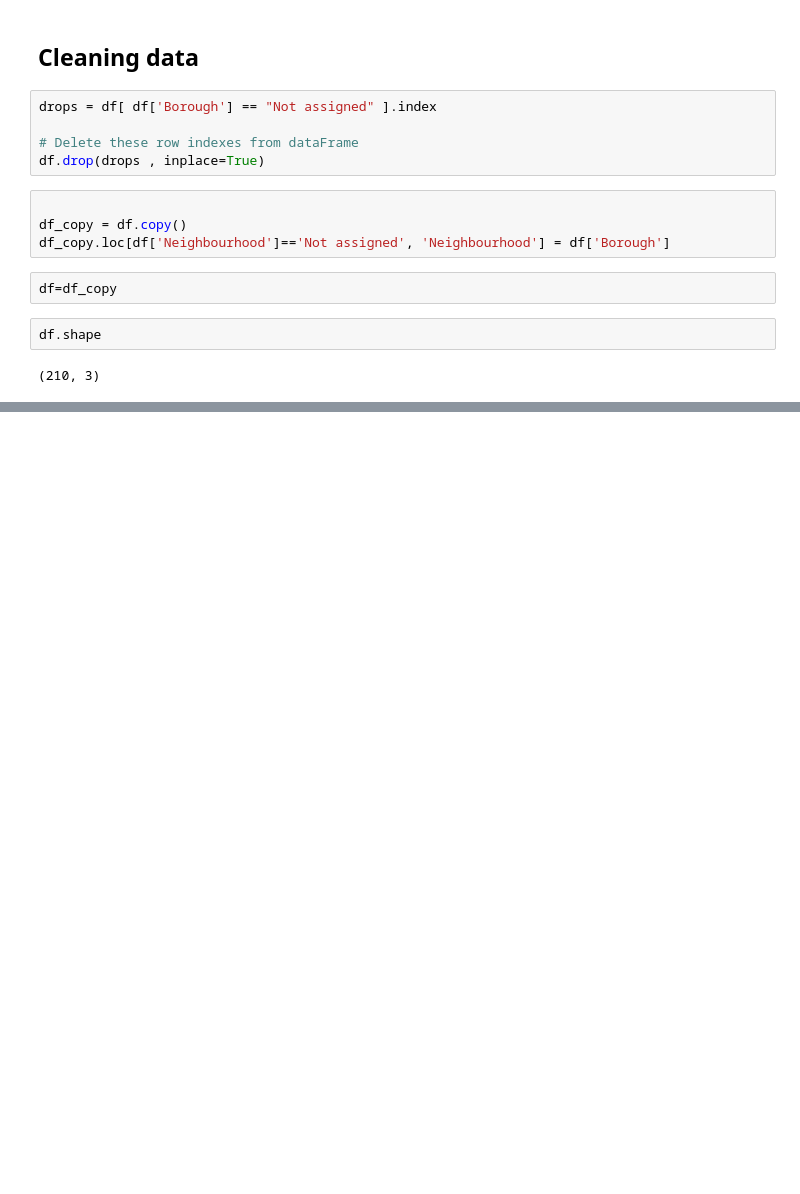
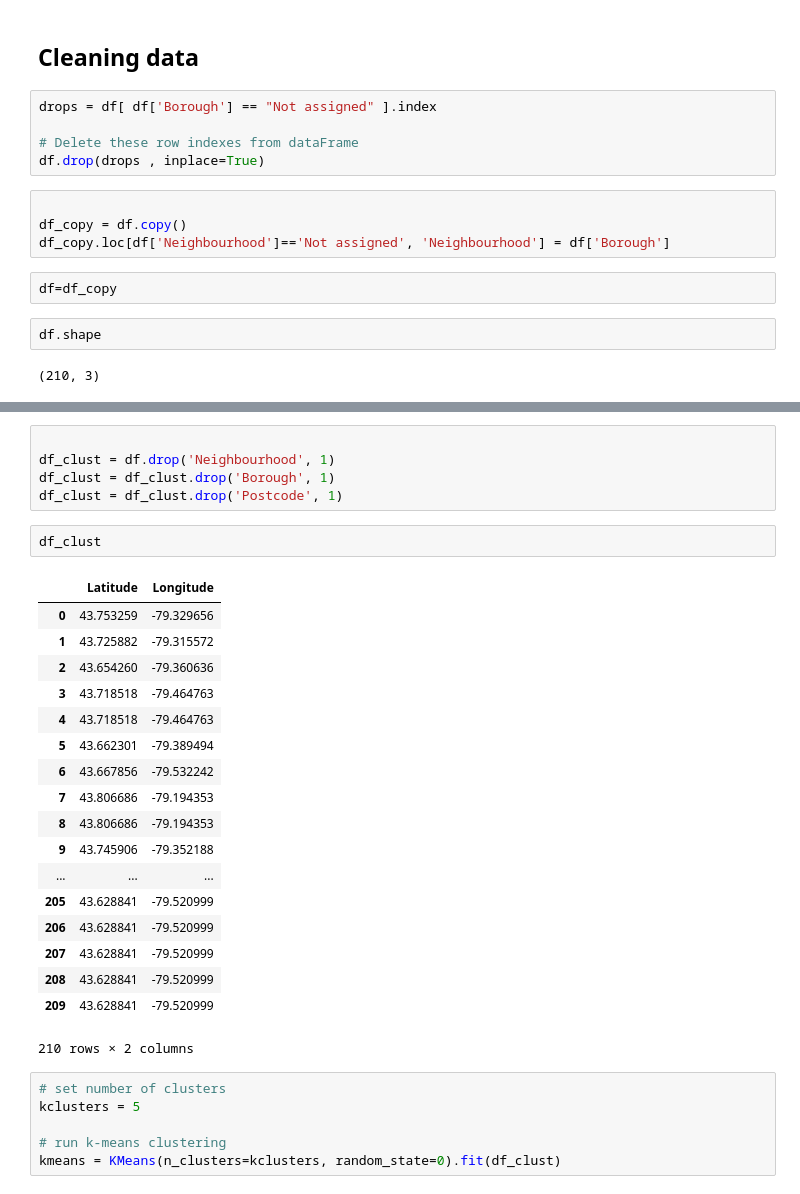
Before and after one commit to cgnschuec/Coursera_Capstone, a Jupyter notebook: IBM Course Notebook - Data Capstone.ipynb, the cells around one changed output, grey strips where cells are left out. Saved outputs shown, nothing was run; the diff lists cells and outputs as text; blank space fills up the shorter version.

```diff
--- a/IBM Course Notebook - Data Capstone.ipynb
+++ b/IBM Course Notebook - Data Capstone.ipynb
@@ -70,0 +205,32 @@ df.shape
+# %%
+
+df_clust = df.drop('Neighbourhood', 1)
+df_clust = df_clust.drop('Borough', 1)
+df_clust = df_clust.drop('Postcode', 1)
+# %%
+df_clust
+# %% [output]
+|  | Latitude | Longitude |
+| 0 | 43.753259 | -79.329656 |
+| 1 | 43.725882 | -79.315572 |
+| 2 | 43.654260 | -79.360636 |
+| 3 | 43.718518 | -79.464763 |
+| 4 | 43.718518 | -79.464763 |
+| 5 | 43.662301 | -79.389494 |
+| 6 | 43.667856 | -79.532242 |
+| 7 | 43.806686 | -79.194353 |
+| 8 | 43.806686 | -79.194353 |
+| 9 | 43.745906 | -79.352188 |
+| ... | ... | ... |
+| 205 | 43.628841 | -79.520999 |
+| 206 | 43.628841 | -79.520999 |
+| 207 | 43.628841 | -79.520999 |
+| 208 | 43.628841 | -79.520999 |
+| 209 | 43.628841 | -79.520999 |
+210 rows × 2 columns
+# %%
+# set number of clusters
+kclusters = 5
+
+# run k-means clustering
+kmeans = KMeans(n_clusters=kclusters, random_state=0).fit(df_clust)
```
Also changed, not shown: parts of 17 cells of this notebook.
